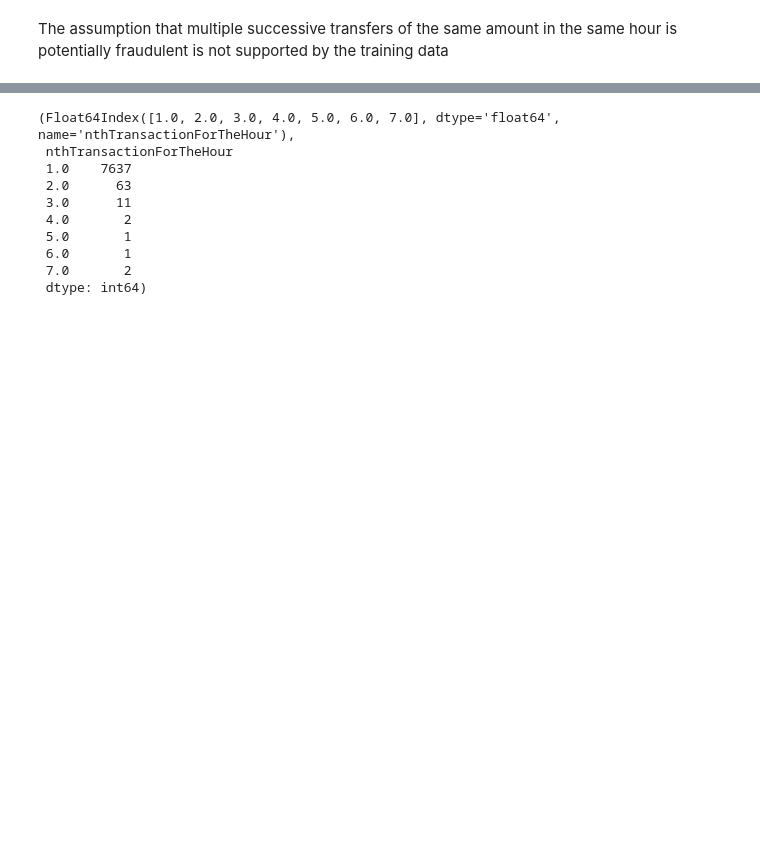
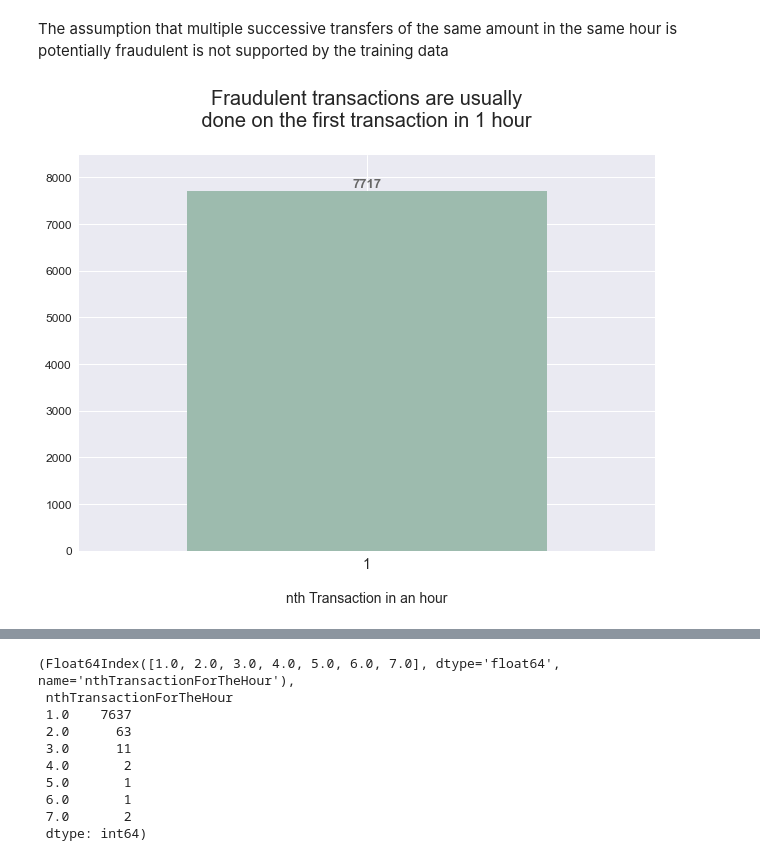
Before and after one commit to slapadasbas/ds-exercise, a Jupyter notebook: notebook/EDA - Modelling.ipynb, the cells around one changed output, grey strips where cells are left out. Cells and saved outputs as stored; diff of their text form; code cells hidden in the pictures; blank space fills up the shorter version.

```diff
--- a/notebook/EDA - Modelling.ipynb
+++ b/notebook/EDA - Modelling.ipynb
@@ -296,3 +313,32 @@ plt.show()
 # %% [markdown]
 The assumption that multiple successive transfers of the same amount in the same hour is potentially
 fraudulent is not supported by the training data
+# %%
+fig = plt.figure()
+ax = fig.add_axes([1,1,1,1])
+
+# ax.bar([0, 1],[mean_nonfraud, mean_fraud], color=['#6c8ead'])
+ax.bar(df.query('isFraud == 1').groupby('nthTransactionForTheHour2').size().index, df.query('isFraud == 1').groupby('nthTransactionForTheHour2').size(),
+      color=['#9DBBAE'])
+
+plt.yticks(fontsize=12)
+plt.xticks([0, 1, 2,3,4,5,6,7], [0, 1, 2,3,4,5,6,7], fontsize=14)
+plt.xlabel("\nnth Transaction in an hour", fontsize=14)
+plt.margins(0.3, 0.1)
+plt.subplots_adjust(wspace=5, hspace=10)
+plt.title("Fraudulent transactions are usually\n done on the first transaction in 1 hour \n", fontsize=20)
+
+labels = pd.DataFrame(
+    df.query('isFraud == 1').groupby('nthTransactionForTheHour2').size().index, df.query('isFraud == 1').groupby('nthTransactionForTheHour2').size().tolist()
+).index.tolist()
+rects = ax.patches
+for rect, label in zip(rects, labels):
+    height = rect.get_height()
+    label = round(label, 2)
+    ax.text(
+        rect.get_x() + rect.get_width() / 2, height + 15, label, ha="center", va="bottom", fontsize=13
+        ,fontweight="bold", color="#666"
+    )
+plt.show()
+# %% [output]
+[figure, added]
```
Also changed, not shown: parts of 14 cells of this notebook, 1 other file.
